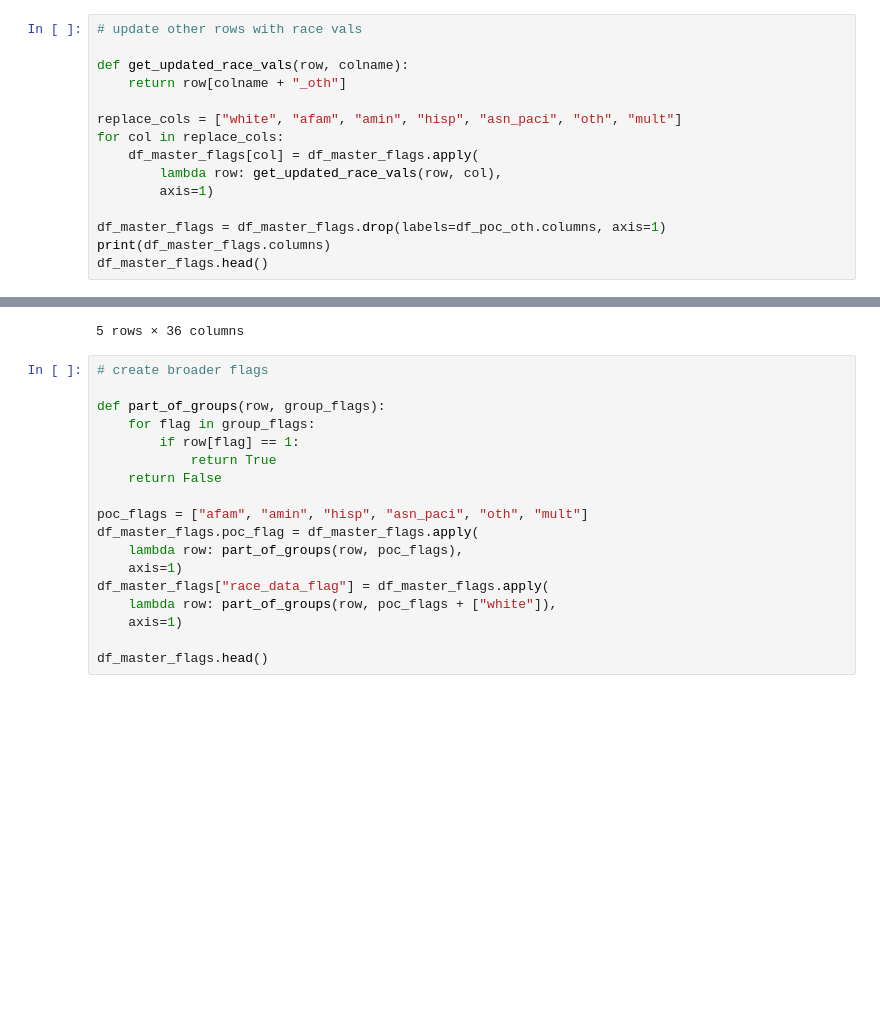
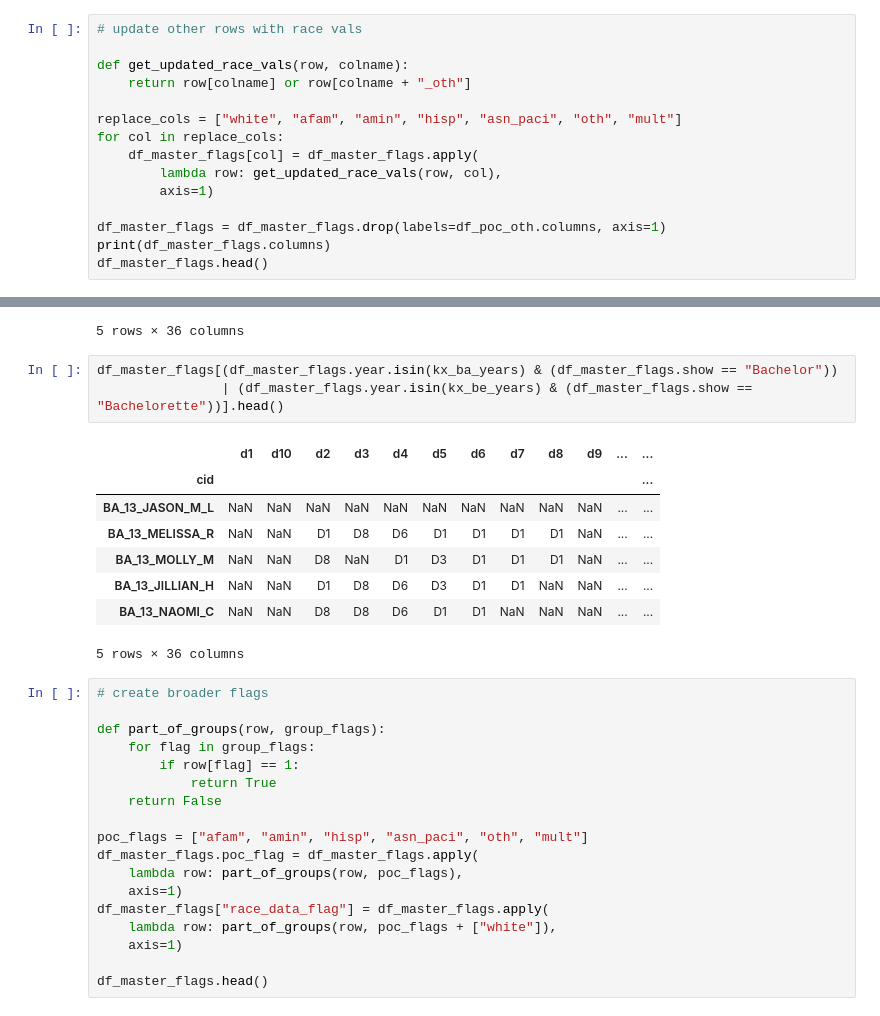
Before and after one commit to angelinahli/bachelorette, a Jupyter notebook: data/scripts/clean_race_data.ipynb, the cells around one changed output, grey strips where cells are left out. Saved outputs shown, nothing was run; the diff lists cells and outputs as text; blank space fills up the shorter version.

```diff
--- a/data/scripts/clean_race_data.ipynb
+++ b/data/scripts/clean_race_data.ipynb
@@ -375,7 +387,7 @@ df_master_flags.head()
 # update other rows with race vals
 
 def get_updated_race_vals(row, colname):
-    return row[colname + "_oth"]
+    return row[colname] or row[colname + "_oth"]
 
 replace_cols = ["white", "afam", "amin", "hisp", "asn_paci", "oth", "mult"]
 for col in replace_cols:
@@ -400,6 +412,18 @@ Index(['d1', 'd10', 'd2', 'd3', 'd4', 'd5', 'd6', 'd7', 'd8', 'd9', 'datetime',
 | BA_01_SHANNON_O | NaN | NaN | D5 | D1 | D1 | D1 | NaN | NaN | NaN | NaN | ... | ... |
 | BA_01_KIM_X | NaN | NaN | D5 | D4 | D1 | NaN | NaN | NaN | NaN | NaN | ... | ... |
 5 rows × 36 columns
+# %%
+df_master_flags[(df_master_flags.year.isin(kx_ba_years) & (df_master_flags.show == "Bachelor"))
+                | (df_master_flags.year.isin(kx_be_years) & (df_master_flags.show == "Bachelorette"))].head()
+# %% [output]
+|  | d1 | d10 | d2 | d3 | d4 | d5 | d6 | d7 | d8 | d9 | ... | ... |
+| cid |  |  |  |  |  |  |  |  |  |  |  | ... |
+| BA_13_JASON_M_L | NaN | NaN | NaN | NaN | NaN | NaN | NaN | NaN | NaN | NaN | ... | ... |
+| BA_13_MELISSA_R | NaN | NaN | D1 | D8 | D6 | D1 | D1 | D1 | D1 | NaN | ... | ... |
+| BA_13_MOLLY_M | NaN | NaN | D8 | NaN | D1 | D3 | D1 | D1 | D1 | NaN | ... | ... |
+| BA_13_JILLIAN_H | NaN | NaN | D1 | D8 | D6 | D3 | D1 | D1 | NaN | NaN | ... | ... |
+| BA_13_NAOMI_C | NaN | NaN | D8 | D8 | D6 | D1 | D1 | NaN | NaN | NaN | ... | ... |
+5 rows × 36 columns
 # %%
 # create broader flags
 
```
Also changed, not shown: parts of 1 cell of this notebook, 9 other files.
